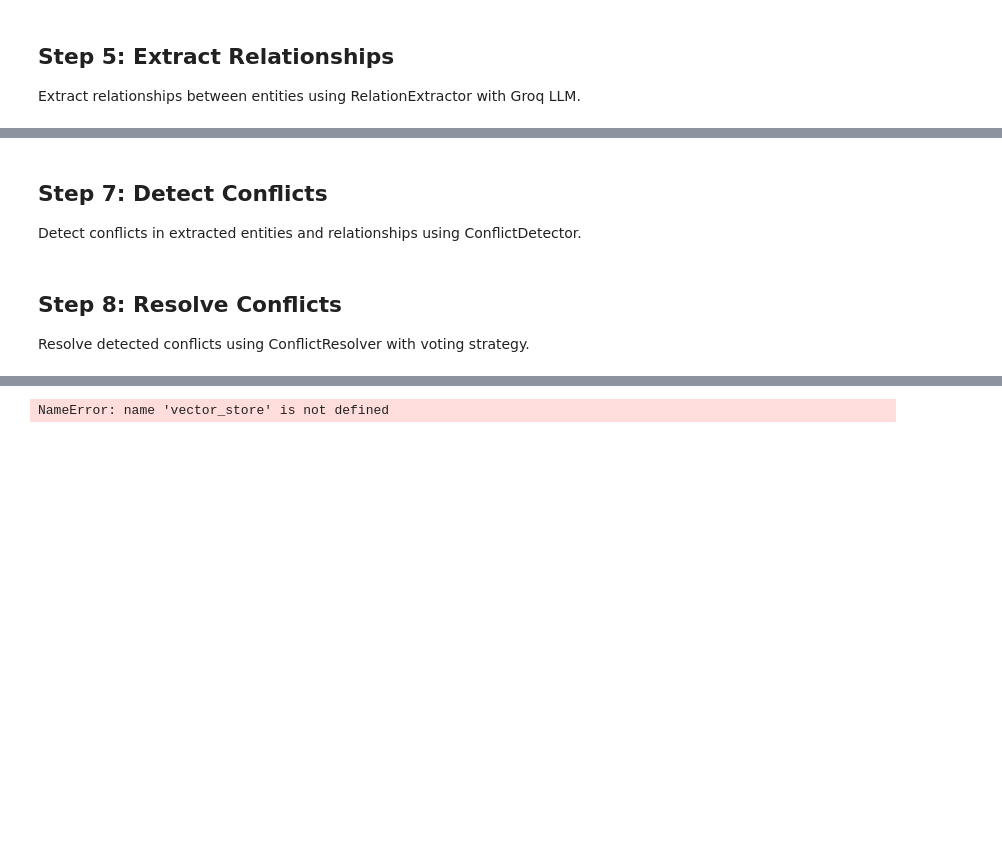
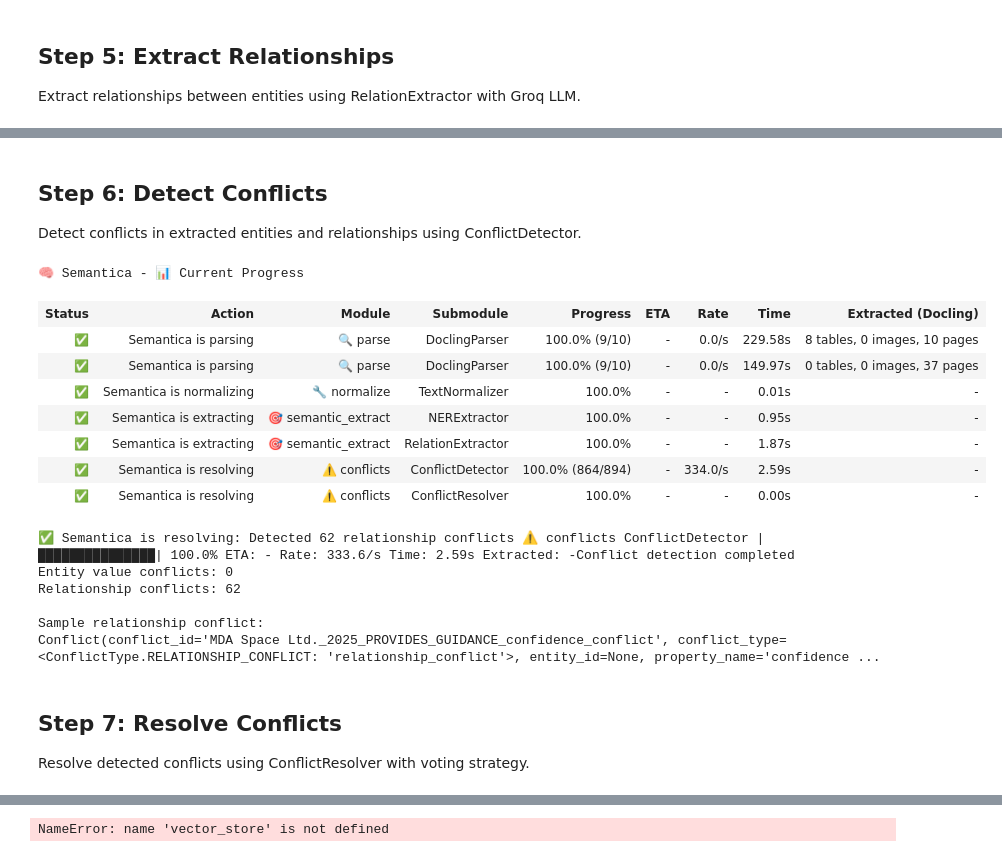
Before and after one commit to KaifAhmad1/semantica, a Jupyter notebook: cookbook/use_cases/finance/03_Earnings_Call_Analysis.ipynb, the cells around one changed output, grey strips where cells are left out. Saved outputs shown, nothing was run; the diff lists cells and outputs as text; code cells hidden in the pictures; blank space fills up the shorter version.

```diff
--- a/cookbook/use_cases/finance/03_Earnings_Call_Analysis.ipynb
+++ b/cookbook/use_cases/finance/03_Earnings_Call_Analysis.ipynb
@@ -419,45 +423,92 @@ if triplets:
 # %% [markdown]
-## Step 7: Detect Conflicts
+## Step 6: Detect Conflicts
 
 Detect conflicts in extracted entities and relationships using ConflictDetector.
 # %%
-from semantica.conflicts import ConflictDetector, SourceTracker, SourceReference
+from semantica.conflicts import SourceTracker, SourceReference, ConflictDetector
 
 source_tracker = SourceTracker()
 
 conflict_detector = ConflictDetector(
     source_tracker=source_tracker,
+    similarity_threshold=0.8,
     confidence_threshold=0.7,
 )
 
-for entity in all_entities:
-    entity_id = getattr(entity, "id", None) or getattr(entity, "text", "")
-    entity_text = getattr(entity, "text", "")
-    entity_label = getattr(entity, "label", "UNKNOWN")
+entities = all_entities
+extracted_relationships = relationships
 
+for e in entities:
+    entity_id = getattr(e, "id", None) or e.text
     source_tracker.track_property_source(
-        entity_id,
-        "name",
-        entity_text,
+        entity_id=entity_id,
+        property_name="name",
+        value=e.text,
         source=SourceReference(
-            source="earnings_call",
+            document="earnings_call",
             timestamp="2024-Q1",
-            metadata={"entity_type": entity_label},
+            metadata={"entity_type": getattr(e, "label", "UNKNOWN")},
         ),
     )
 
-value_conflicts = conflict_detector.detect_value_conflicts(
-    [{"id": getattr(e, "id", ""), "name": getattr(e, "text", "")} for e in all_entities],
+entity_records = [
+    {
+        "id": getattr(e, "id", None) or e.text,
+        "name": e.text,
+    }
+    for e in entities
+]
+
+entity_value_conflicts = conflict_detector.detect_value_conflicts(
+    entity_records,
     property_name="name",
 )
 
-relationship_conflicts = conflict_detector.detect_relationship_conflicts(relationships)
+normalized_relationships = [
+    {
+        "id": getattr(r, "id", None),
+        "source_id": getattr(r.subject, "id", None) or r.subject.text,
+        "target_id": getattr(r.object, "id", None) or r.object.text,
+        "type": r.predicate,
+        "confidence": getattr(r, "confidence", 1.0),
+        "metadata": {},
+    }
+    for r in extracted_relationships
+]
+
+relationship_conflicts = conflict_detector.detect_relationship_conflicts(
+    normalized_relationships
+)
 
 print("Conflict detection completed")
-print("Value conflicts:", len(value_conflicts))
+print("Entity value conflicts:", len(entity_value_conflicts))
 print("Relationship conflicts:", len(relationship_conflicts))
+
+if entity_value_conflicts:
+    print("\nSample entity conflict:")
+    print(entity_value_conflicts[0])
+
+if relationship_conflicts:
+    print("\nSample relationship conflict:")
+    print(relationship_conflicts[0])
+# %% [output]
+🧠 Semantica - 📊 Current Progress
+| Status | Action | Module | Submodule | Progress | ETA | Rate | Time | Extracted (Docling) |
+| ✅ | Semantica is parsing | 🔍 parse | DoclingParser | 100.0% (9/10) | - | 0.0/s | 229.58s | 8 tables, 0 images, 10 pages |
+| ✅ | Semantica is parsing | 🔍 parse | DoclingParser | 100.0% (9/10) | - | 0.0/s | 149.97s | 0 tables, 0 images, 37 pages |
+| ✅ | Semantica is normalizing | 🔧 normalize | TextNormalizer | 100.0% | - | - | 0.01s | - |
+| ✅ | Semantica is extracting | 🎯 semantic_extract | NERExtractor | 100.0% | - | - | 0.95s | - |
+| ✅ | Semantica is extracting | 🎯 semantic_extract | RelationExtractor | 100.0% | - | - | 1.87s | - |
+| ✅ | Semantica is resolving | ⚠️ conflicts | ConflictDetector | 100.0% (864/894) | - | 334.0/s | 2.59s | - |
+| ✅ | Semantica is resolving | ⚠️ conflicts | ConflictResolver | 100.0% | - | - | 0.00s | - |
+✅ Semantica is resolving: Detected 62 relationship conflicts ⚠️ conflicts ConflictDetector |███████████████| 100.0% ETA: - Rate: 333.6/s Time: 2.59s Extracted: -Conflict detection completed
+Entity value conflicts: 0
+Relationship conflicts: 62
+
+Sample relationship conflict:
+Conflict(conflict_id='MDA Space Ltd._2025_PROVIDES_GUIDANCE_confidence_conflict', conflict_type=<ConflictType.RELATIONSHIP_CONFLICT: 'relationship_conflict'>, entity_id=None, property_name='confidence ...
 # %% [markdown]
-## Step 8: Resolve Conflicts
+## Step 7: Resolve Conflicts
 
 Resolve detected conflicts using ConflictResolver with voting strategy.
 # %%
```
Also changed, not shown: parts of 23 cells of this notebook.
